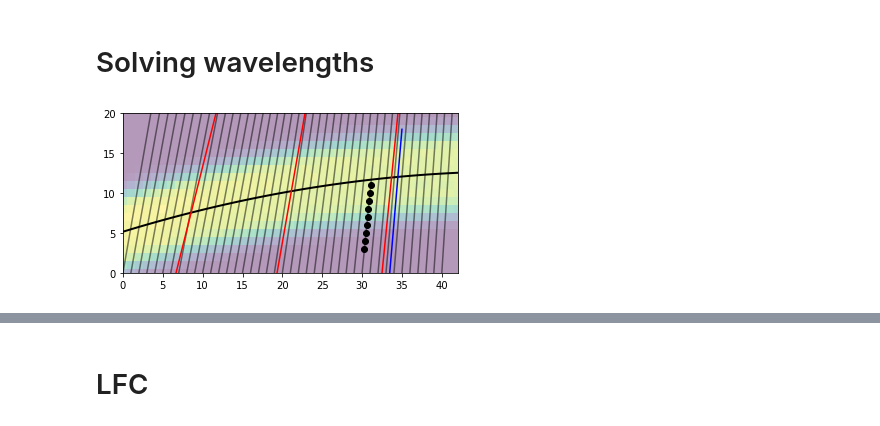
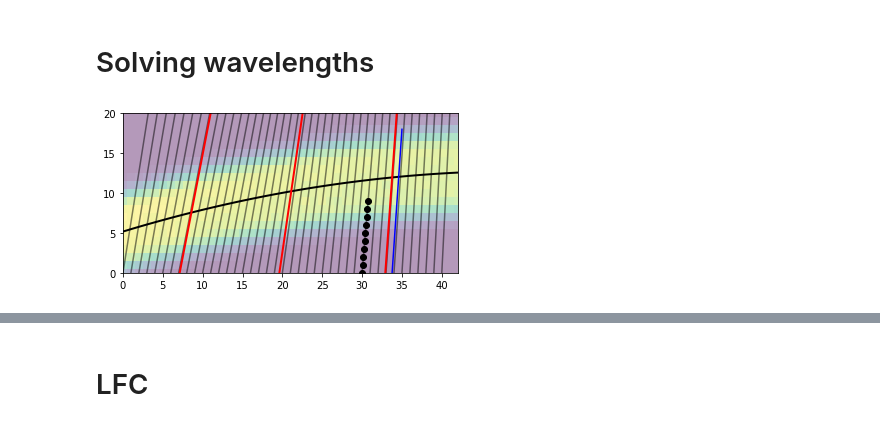
Before and after one commit to krlodeleon/spectro, a Jupyter notebook: blob_detector.ipynb, the cells around one changed output, grey strips where cells are left out. Saved outputs shown, nothing was run; the diff lists cells and outputs as text; code cells hidden in the pictures.

Commit message:
Gets constant-wavelength lines by drawing arcs

```diff
--- a/blob_detector.ipynb
+++ b/blob_detector.ipynb
@@ -417,20 +422,27 @@ slope_at_y0 = lambda x : slope_at_y0_pars[0] + x*slope_at_y0_pars[1] + x**2*slop
 # %%
 plt.imshow(flat,alpha=0.4,**imshowkwargs)
 
 for x in np.arange(0,41):
     plt.plot([x,x+20/slope_at_y0(x)],[0,20],color='black',alpha=0.5)
 plt.plot(xs,parabola(xs)+offset,color='black',linewidth=2)
 dy = 15
-for x in lfcspots[1:-1]:
-    y0 = trace(x)
-    plt.plot([x - dxdy(x) * dy, x + dxdy(x) * dy], [y0 - dy, y0 + dy],color='red')
+# for x in lfcspots[1:-1]:
+#     y0 = trace(x)
+#     plt.plot([x - dxdy(x) * dy, x + dxdy(x) * dy], [y0 - dy, y0 + dy],color='red')
+
+for index in range(len(slopes)):
+    plt.plot(xs,line(xs,[intercepts[index,0],slopes[index,0]]),color='red',linewidth=2)
 
 test_x, test_y = 35,18
 
+# for x in lfcspots:
+#     y0 = trace(x)
+#     plt.plot([x - dxdy(x) * dy, x + dxdy(x) * dy], [y0 - dy, y0 + dy], "k-")
+
 plt.plot([wavelength(test_x,test_y),test_x],[0,test_y],color='blue')
-plt.plot([x0_finder_on_y(y,30) for y in [3,4,5,6,7,8,9,10,11]],[3,4,5,6,7,8,9,10,11],'o',color='black')
+plt.plot([x0_finder_on_y(y,30) for y in np.arange(0,10)],np.arange(0,10),'o',color='black')
 plt.xlim(0,42)
 plt.ylim(0,20)
 plt.show()
 # %% [output]
-[figure, old version]
+[figure, new version]
```
Also changed, not shown: parts of 17 cells of this notebook.
